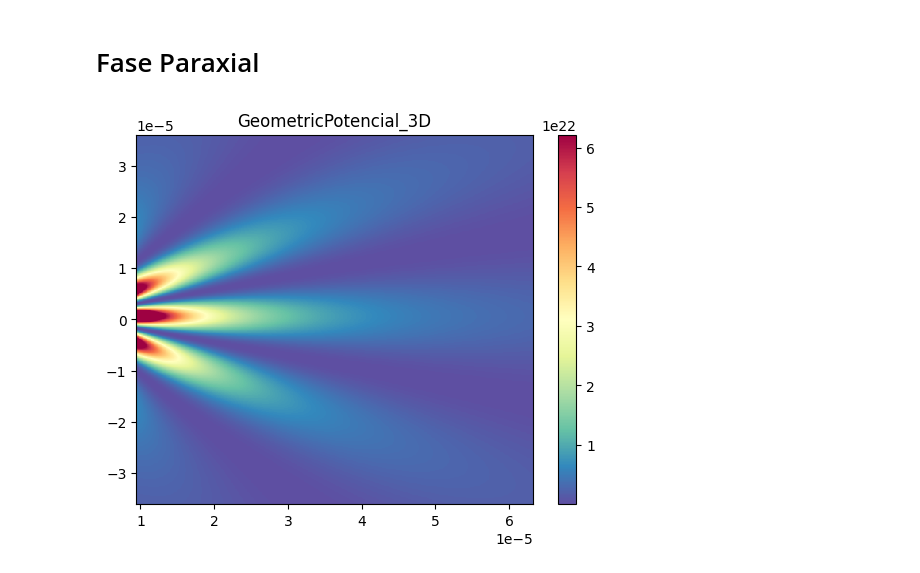
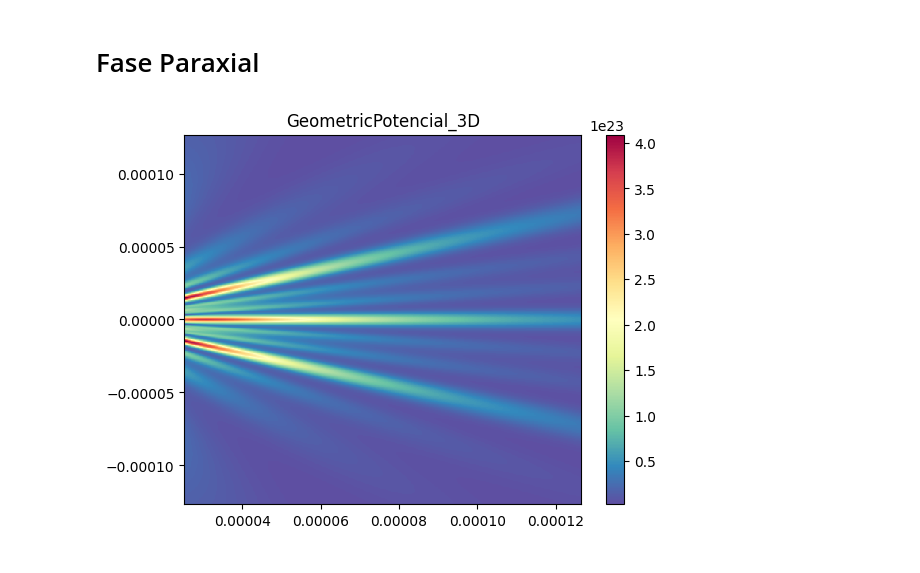
Before and after one commit to rcasalins/thesis_bachelor, a Jupyter notebook: Codigo/Fase paraxial.ipynb, the cells around one changed output. Drawn from its saved outputs; the diff is of its cells as text; code cells hidden in the pictures.

```diff
--- a/Codigo/Fase paraxial.ipynb
+++ b/Codigo/Fase paraxial.ipynb
@@ -12,3 +8,7 @@ p = [[0,0], [a,0]]
+# %%
+w = 632 * (10 ** -9)
+a = 2*w
+p = [[-a,0], [a,0], [0,0], [0,a], [0,-a],[-2*a,0], [2*a,0],[0,2*a], [0,-2*a], [0,3*a], [0,-3*a], [-3*a,0], [3*a,0]]
 # %%
 def matrix_points(p):
     #x son los puntos sobre el eje x
@@ -92,16 +99,16 @@ def GeometricPotencial_3D_reducido(xa, ya, za, p, wa,c):
 # %%
 %%time
-phase = 60
-xx,zzz = np.meshgrid(np.linspace(-57*w, 57*w, 500), np.linspace(15*w, 100*w, 500))
-zz = np.array(list(GeometricPotencial_3D_reducido(xx,0,zzz,p,w,phase)), dtype=float)
+phase = 0
+yy,zzz = np.meshgrid(np.linspace(-200*w, 200*w, 500), np.linspace(40*w, 200*w, 500))
+zz = np.array(list(GeometricPotencial_3D_reducido(0,yy,zzz,p,w,phase)), dtype=float)
 #zz = zz[:-1, :-1]
-z_min, z_max = zz.min()/2, zz.max()/2
+z_min, z_max = zz.min()/1, zz.max()/1
 
 fig, ax = plt.subplots()
-c = ax.pcolormesh(zzz, xx, zz, cmap='Spectral_r',  vmin = z_min, vmax = z_max)
+c = ax.pcolormesh(zzz, yy, zz, cmap='Spectral_r',  vmin = z_min, vmax = z_max)
 fig.colorbar(c, ax = ax)
 ax.set_title('GeometricPotencial_3D')
 #plt.savefig("Confinamiento")
 plt.show()
 # %% [output]
-[figure, old version]
+[figure, new version]
```
Also changed, not shown: parts of 5 cells of this notebook, 1 other file.
